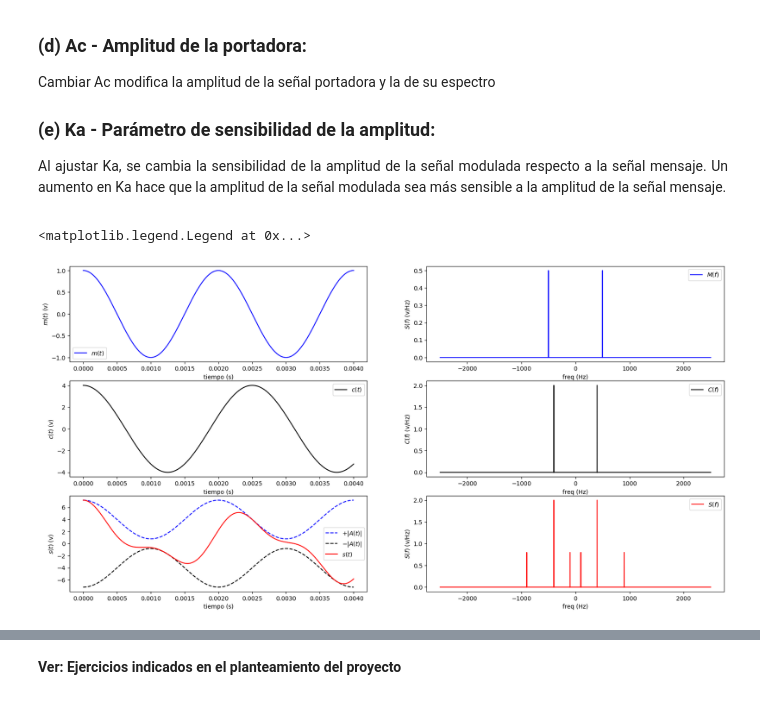
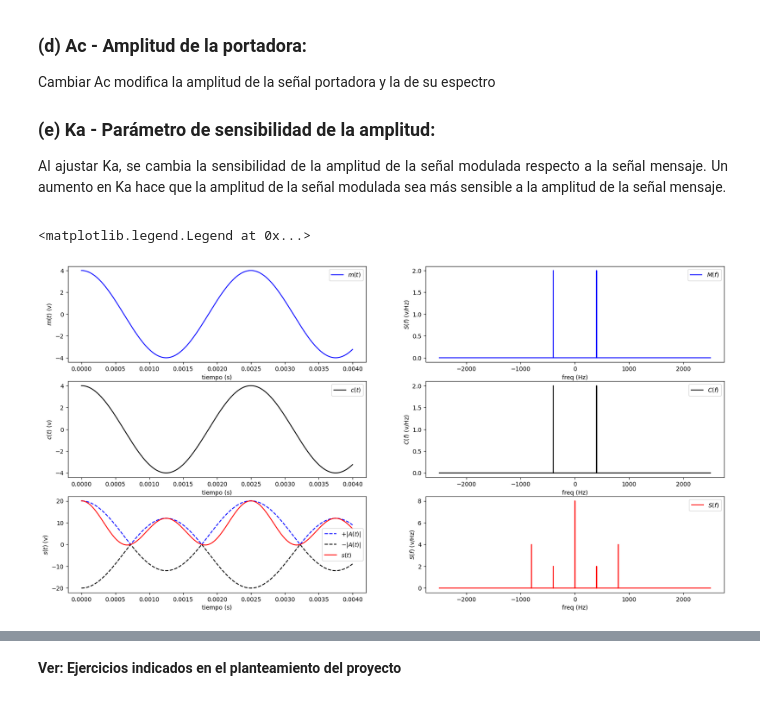
Before and after one commit to andres281998/ie0247, a Jupyter notebook: Proyecto2/IE0247_Proyecto_II_2023_parte2.ipynb, the cells around one changed output, grey strips where cells are left out. Saved outputs shown, nothing was run; the diff lists cells and outputs as text; code cells hidden in the pictures.

```diff
--- a/Proyecto2/IE0247_Proyecto_II_2023_parte2.ipynb
+++ b/Proyecto2/IE0247_Proyecto_II_2023_parte2.ipynb
@@ -142,11 +142,11 @@ Al ajustar Ka, se cambia la sensibilidad de la amplitud de la señal modulada re
 </p>
 </div>
 # %%
-Am=1 # Amplitud de la señal mensaje
-fm=500 # Frecuencia de la señal mensaje
+Am=4 # Amplitud de la señal mensaje
+fm=400 # Frecuencia de la señal mensaje
 Ac=4 # Amplitud de la portadora
 fc=400 # Frecuencia de la portadora
-Ka=0.8 # Parámetro de sensibilidad de la amplitud
+Ka=1 # Parámetro de sensibilidad de la amplitud
 
 
 ## -- No es necesario modificar el código a partir de esta línea
@@ -203,31 +203,31 @@ Mf = np.abs(np.fft.fft(mt))
 freqs = np.fft.fftfreq(mt.size, Tstep)
 idx = np.argsort(freqs)
 freqs=freqs[idx]
 Mf=Mf[idx]/N
 ax2.plot(freqs, Mf,'b',label='$M(f)$')
 ax2.set_xlabel('freq (Hz)')
 ax2.set_ylabel('$S(f)$ (v/Hz)')
 ax2.legend()
 
 Cf = np.abs(np.fft.fft(ct))
 freqs = np.fft.fftfreq(ct.size, Tstep)
 idx = np.argsort(freqs)
 freqs=freqs[idx]
 Cf=Cf[idx]/N
 ax4.plot(freqs, Cf,'k',label='$C(f)$')
 ax4.set_xlabel('freq (Hz)')
 ax4.set_ylabel('$C(f)$ (v/Hz)')
 ax4.legend()
 
 Sf = np.abs(np.fft.fft(st))
 freqs = np.fft.fftfreq(st.size, Tstep)
 idx = np.argsort(freqs)
 freqs=freqs[idx]
 Sf=Sf[idx]/N
 ax6.plot(freqs, Sf,'r',label='$S(f)$')
 ax6.set_xlabel('freq (Hz)')
 ax6.set_ylabel('$S(f)$ (v/Hz)')
 ax6.legend()
 # %% [output]
 <matplotlib.legend.Legend at 0x...>
-[figure, old version]
+[figure, new version]
```
Also changed, not shown: parts of 6 cells of this notebook, 37 other files.
